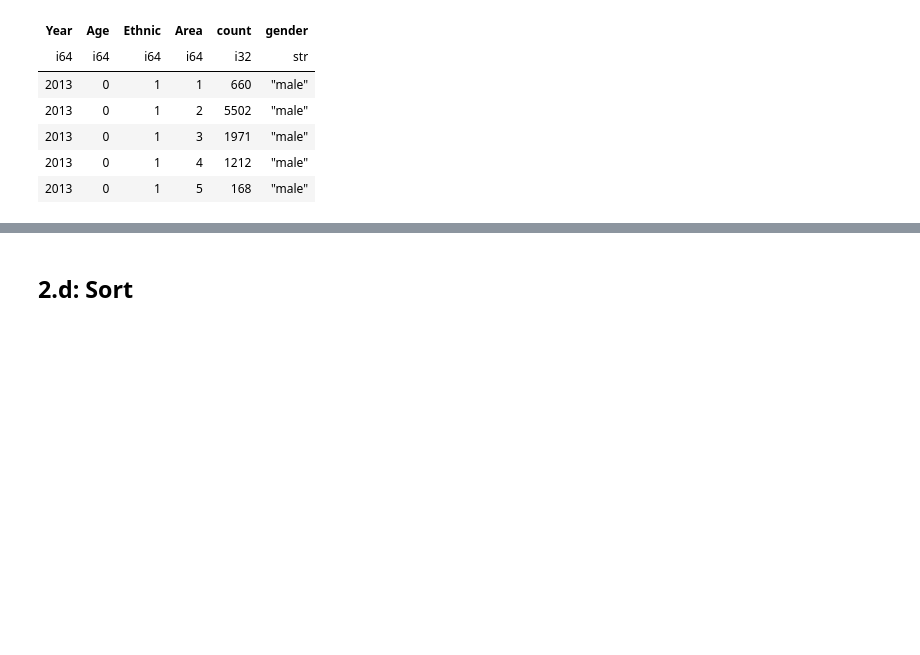
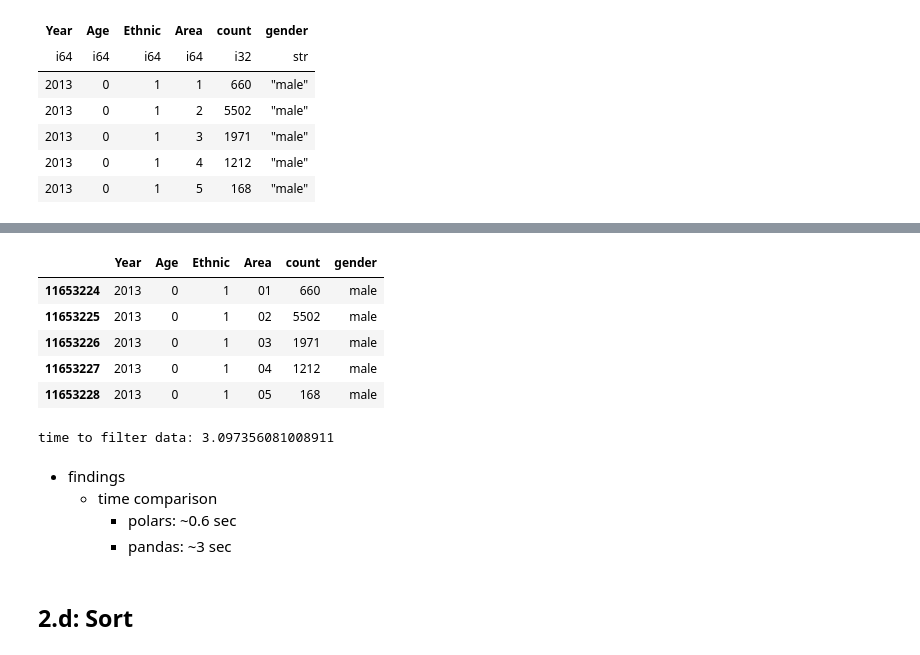
Before and after one commit to riju18/polars-vs-pandas-deepdive, a Jupyter notebook: polars_eda.ipynb, the cells around one changed output, grey strips where cells are left out. Saved outputs shown, nothing was run; the diff lists cells and outputs as text; code cells hidden in the pictures; blank space fills up the shorter version.

```diff
--- a/polars_eda.ipynb
+++ b/polars_eda.ipynb
@@ -300,3 +318,23 @@ time to filter data: 0.5660643577575684
+# %%
+df_basic_filter_range_pd = df_derive_pd[(df_derive_pd["Year"] >= 2006) & (df_derive_pd["Year"] <= 2013)]
+df_basic_filter_range_pd.head()
+# %% [output]
+|  | Year | Age | Ethnic | Area | count | gender |
+| 11653224 | 2013 | 0 | 1 | 01 | 660 | male |
+| 11653225 | 2013 | 0 | 1 | 02 | 5502 | male |
+| 11653226 | 2013 | 0 | 1 | 03 | 1971 | male |
+| 11653227 | 2013 | 0 | 1 | 04 | 1212 | male |
+| 11653228 | 2013 | 0 | 1 | 05 | 168 | male |
+# %%
+execution_time_for_filtering_pd = time.time() - start_time_for_filtering_pd
+print(f"time to filter data: {execution_time_for_filtering_pd}")
+# %% [output]
+time to filter data: 3.097356081008911
+# %% [markdown]
+- findings
+    - time comparison
+        - polars: ~0.6 sec
+        - pandas: ~3 sec
 # %% [markdown]
 ## 2.d: Sort
 # %% [markdown]
```
Also changed, not shown: parts of 15 cells of this notebook.
